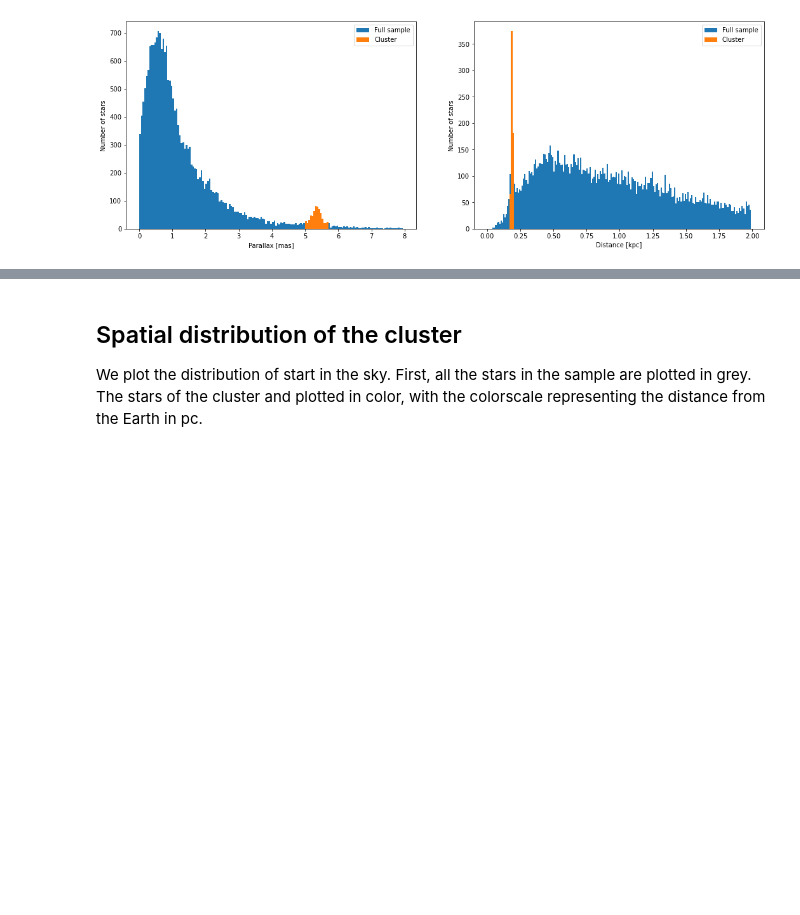
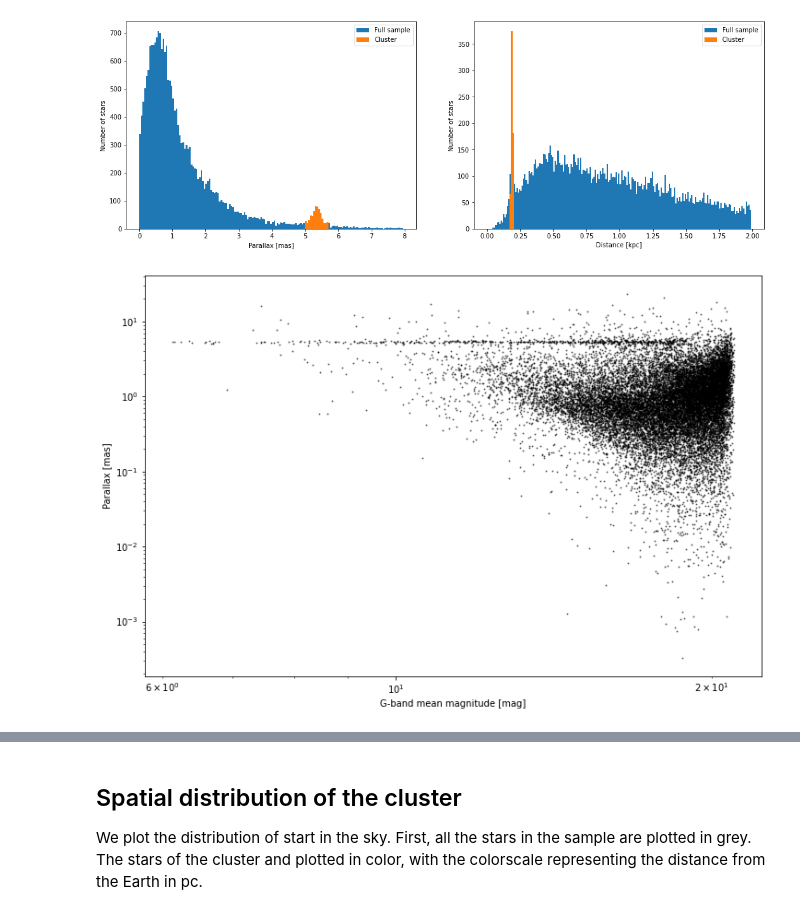
Before and after one commit to espsrc/pysnacks_1, a Jupyter notebook: tutorials/session_02/pysnack_1_02.ipynb, the cells around one changed output, grey strips where cells are left out. Cells and saved outputs as stored; diff of their text form; code cells hidden in the pictures; blank space fills up the shorter version.

```diff
--- a/tutorials/session_02/pysnack_1_02.ipynb
+++ b/tutorials/session_02/pysnack_1_02.ipynb
@@ -505,7 +508,7 @@ ax.set_ylabel('Number of stars');
 First of all we see that there are negative parallaxes, which don't have physical meaning, but are a consequence of errors in the parallax determination. We can create a second `QTable` that ignores any negative parallax
 # %%
 positive_parallaxes = data0['parallax'] > 0
-data1 = Table(data0[positive_parallaxes])
+data1 = data0[positive_parallaxes]
 print(len(data0))
 print(len(data1))
 # %% [output]
@@ -528,6 +531,7 @@ Let's work with distances in kpc, that are more familiar to us. We will use an a
 There is a lot of information in [Equivalencies](https://docs.astropy.org/en/stable/units/equivalencies.html), for example to convert spectral units (nm to Hz) or conversions from wavelength/frequency/energy including doppler effect.
 # %%
 data1['distance'] = data1['parallax'].to(u.kpc, equivalencies=u.parallax())
+data1['distance'].description = 'Distance from Earth'
 data1[0:3]
 # %% [output]
 Table length=3
@@ -667,3 +669,7 @@ ax[0].legend()
 ax[1].legend();
 # %% [output]
 [figure]
+# %%
+fig, ax = plot_variables(data1, col1='phot_g_mean_mag', col2='parallax', marker='.', color='k', ms=2, alpha=0.5, ls='')
+# %% [output]
+[figure, added]
```
Also changed, not shown: parts of 51 cells of this notebook, 6 other files.
